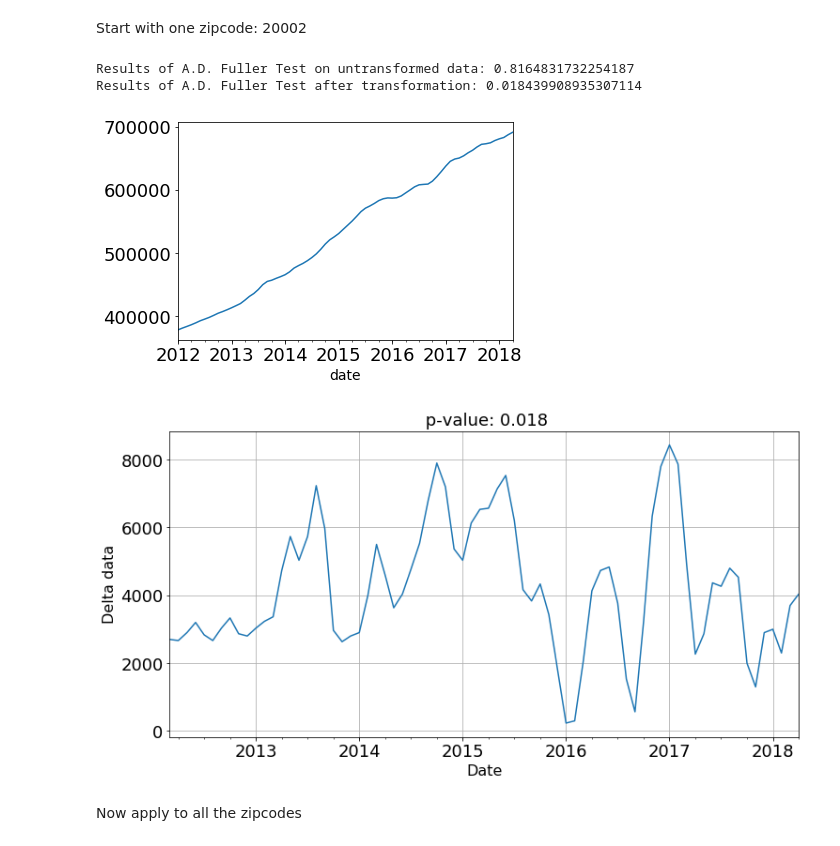
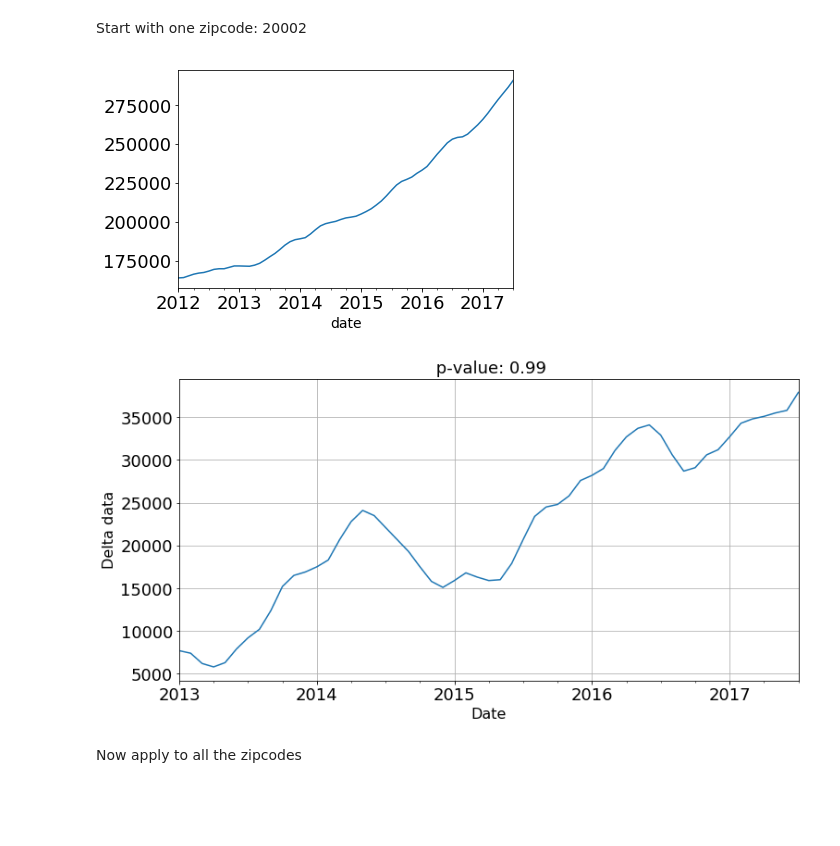
Before and after one commit to angelmanzur/TimeSeries_Zillow_Proj, a Jupyter notebook: Zillow_project-Kelly3.ipynb, the cells around one changed output. Saved outputs shown, nothing was run; the diff lists cells and outputs as text; code cells hidden in the pictures; blank space fills up the shorter version.

```diff
--- a/Zillow_project-Kelly3.ipynb
+++ b/Zillow_project-Kelly3.ipynb
@@ -36,24 +39,19 @@ from all_the_functions import *
 # %% [markdown]
 Start with one zipcode: 20002
 # %%
-data = dc_df_T.loc['2012-01-01':][20002]
+data = dc_df_T.loc['2012-01-01':'2017-07-1'][20019]
+
 
 data.plot()
 
-print("Results of A.D. Fuller Test on untransformed data:", ADF_Test(data))
+data_roll_mean = data.shift(12)
 
-data_roll_mean = data.rolling(window=3).mean().dropna()
-
-pval = Compare_Transformations(data[2:], data_roll_mean)
-
-print("Results of A.D. Fuller Test after transformation:", pval)
+pval = Compare_Transformations(data, data_roll_mean)
 
 Plot_Compare(data, data_roll_mean)
 # %% [output]
-Results of A.D. Fuller Test on untransformed data: 0.8164831732254187
-Results of A.D. Fuller Test after transformation: 0.018439908935307114
-[figure, old version]
+[figure, new version]
-[figure, old version]
+[figure, new version]
 # %% [markdown]
 Now apply to all the zipcodes
 # %%
```
Also changed, not shown: parts of 18 cells of this notebook, 1 other file.
